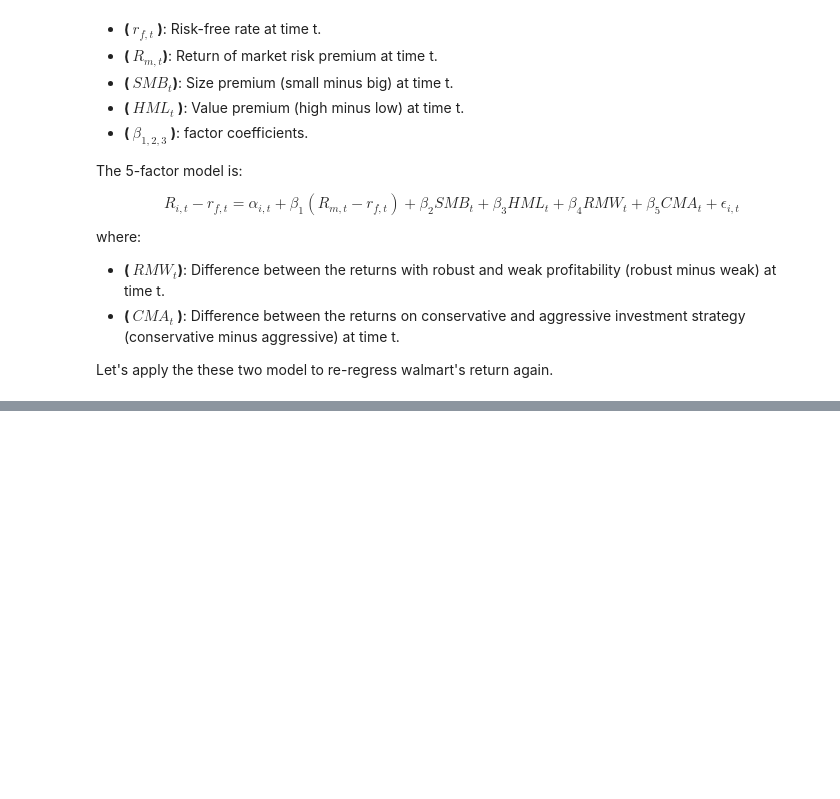
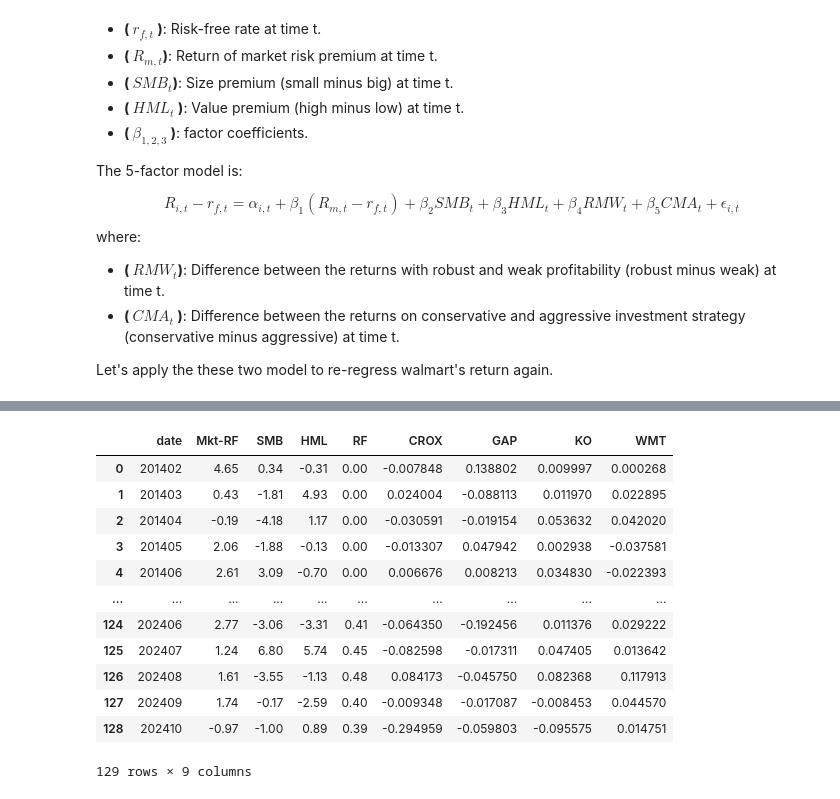
Before and after one commit to linxian963/Financial-Modeling-FINC-305, a Jupyter notebook: Sec1_linear_regression/linear_regression.ipynb, the cells around one changed output, grey strips where cells are left out. Cells and saved outputs as stored; diff of their text form; code cells hidden in the pictures; blank space fills up the shorter version.

```diff
--- a/Sec1_linear_regression/linear_regression.ipynb
+++ b/Sec1_linear_regression/linear_regression.ipynb
@@ -200,0 +290,9 @@ factor_3
+# %%
+# Next thing we need to do is combining two dataset together before runing linear regression.
+
+# We notice that the 3-factor document starts from July,1926 to Oct 2024, where our return's dataset starts from Feb 2014 to Dec 2024. We need to match the observation (row of dataset) before merging.
+
+
+factor_3 = factor_3[factor_3["date"] >=201402]
+
+factor_3
@@ -200,0 +313,8 @@ factor_3
+# %%
+# we also notice that the return's dataset are indexed by the date, and we don't need the last two observations, which is the return in Nov and Dec.
+
+# Next step we need to delete the last two observation in our returns dataset.
+
+returns = returns.iloc[:-2, ]
+
+returns
@@ -200,0 +336,10 @@ factor_3
+# %%
+# Next is combining these two dataset together. Notice that these two dataset have different index type,
+#e.g., index of 3-factor is from 1051 to 1179, whereas the index of returns is from 2014-02-01 to 2024-10-01.
+# unmatech index will report an error when you are trying to combine two dataset
+# so you need to "re-index" these two dataset
+# below are methods
+
+factor_3 = factor_3.reset_index(drop=True)
+
+factor_3
@@ -200,0 +360,4 @@ factor_3
+# %%
+returns = returns.reset_index(drop = True)
+
+returns
@@ -200,0 +378,20 @@ factor_3
+# %%
+# now we can combine these two dataset after adjusting the index.
+
+reg_factor_3 = pd.concat([factor_3, returns], axis = 1)
+
+reg_factor_3
+# %% [output]
+|  | date | Mkt-RF | SMB | HML | RF | CROX | GAP | KO | WMT |
+| 0 | 201402 | 4.65 | 0.34 | -0.31 | 0.00 | -0.007848 | 0.138802 | 0.009997 | 0.000268 |
+| 1 | 201403 | 0.43 | -1.81 | 4.93 | 0.00 | 0.024004 | -0.088113 | 0.011970 | 0.022895 |
+| 2 | 201404 | -0.19 | -4.18 | 1.17 | 0.00 | -0.030591 | -0.019154 | 0.053632 | 0.042020 |
+| 3 | 201405 | 2.06 | -1.88 | -0.13 | 0.00 | -0.013307 | 0.047942 | 0.002938 | -0.037581 |
+| 4 | 201406 | 2.61 | 3.09 | -0.70 | 0.00 | 0.006676 | 0.008213 | 0.034830 | -0.022393 |
+| ... | ... | ... | ... | ... | ... | ... | ... | ... | ... |
+| 124 | 202406 | 2.77 | -3.06 | -3.31 | 0.41 | -0.064350 | -0.192456 | 0.011376 | 0.029222 |
+| 125 | 202407 | 1.24 | 6.80 | 5.74 | 0.45 | -0.082598 | -0.017311 | 0.047405 | 0.013642 |
+| 126 | 202408 | 1.61 | -3.55 | -1.13 | 0.48 | 0.084173 | -0.045750 | 0.082368 | 0.117913 |
+| 127 | 202409 | 1.74 | -0.17 | -2.59 | 0.40 | -0.009348 | -0.017087 | -0.008453 | 0.044570 |
+| 128 | 202410 | -0.97 | -1.00 | 0.89 | 0.39 | -0.294959 | -0.059803 | -0.095575 | 0.014751 |
+129 rows × 9 columns
```
Also changed, not shown: parts of 21 cells of this notebook, 1 other file.
